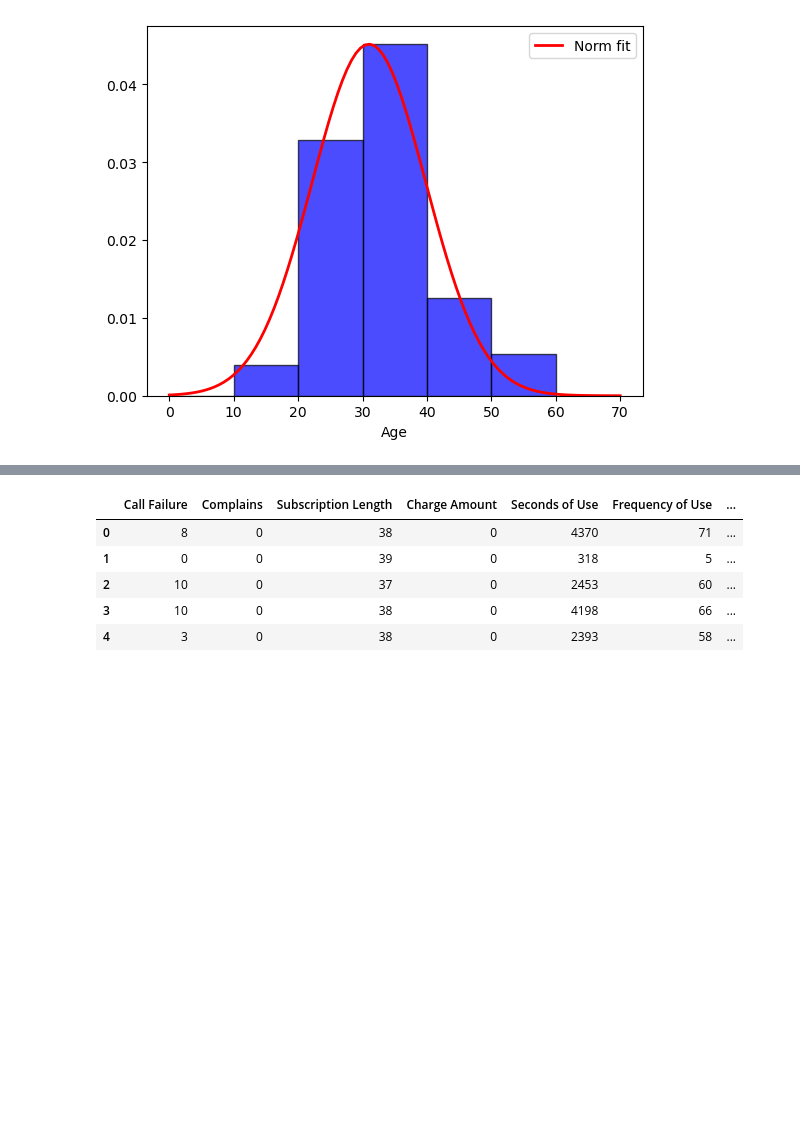
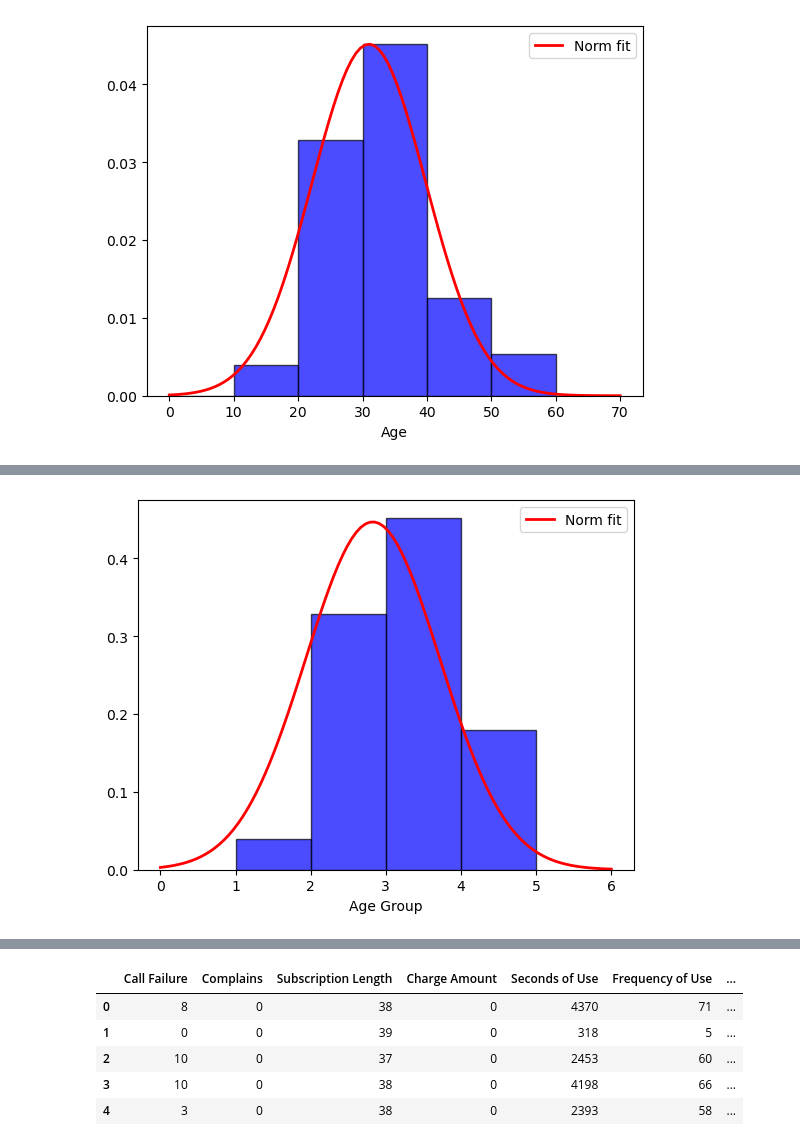
Before and after one commit to Dhunsheth/customer-churn-analysis, a Jupyter notebook: project_code.ipynb, the cells around one changed output, grey strips where cells are left out. Saved outputs shown, nothing was run; the diff lists cells and outputs as text; code cells hidden in the pictures; blank space fills up the shorter version.

```diff
--- a/project_code.ipynb
+++ b/project_code.ipynb
@@ -365,0 +396,15 @@ plt.show()
+# %%
+plt.hist(data['Age Group'], bins=[1, 2, 3, 4, 5], density=True, alpha=0.7, color='blue', edgecolor='black')
+
+norm_age_group = norm.fit(data['Age Group'])
+x = np.linspace(0, 6, 100)
+norm_pdf = norm.pdf(x, *norm_age_group)
+
+plt.plot(x, norm_pdf, 'r', linewidth=2, label='Norm fit')
+
+plt.xlabel('Age Group')
+# Display the plot
+plt.legend()
+plt.show()
+# %% [output]
+[figure, added]
```
Also changed, not shown: parts of 36 cells of this notebook.
